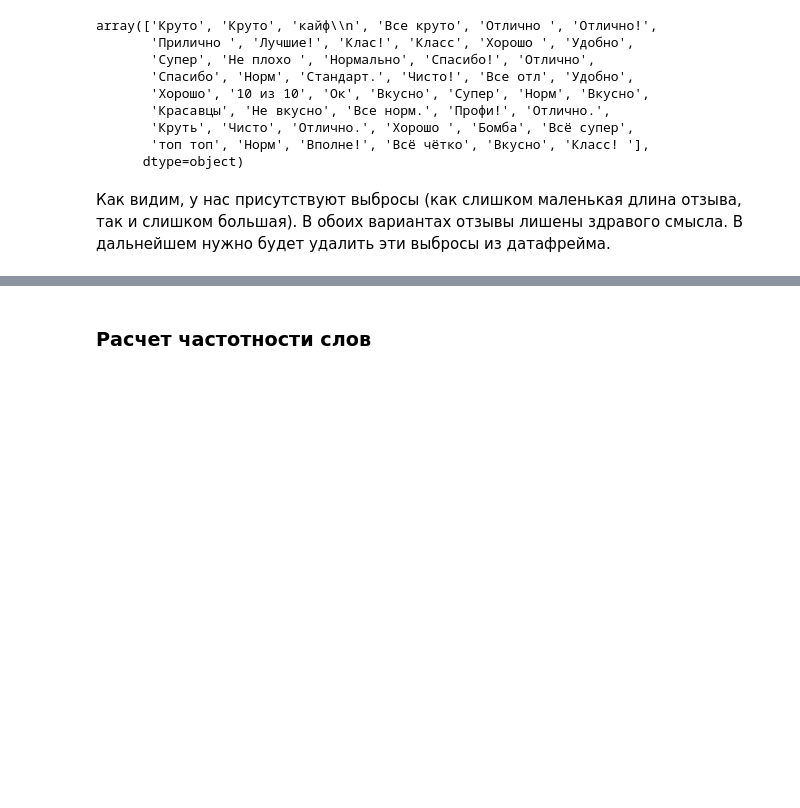
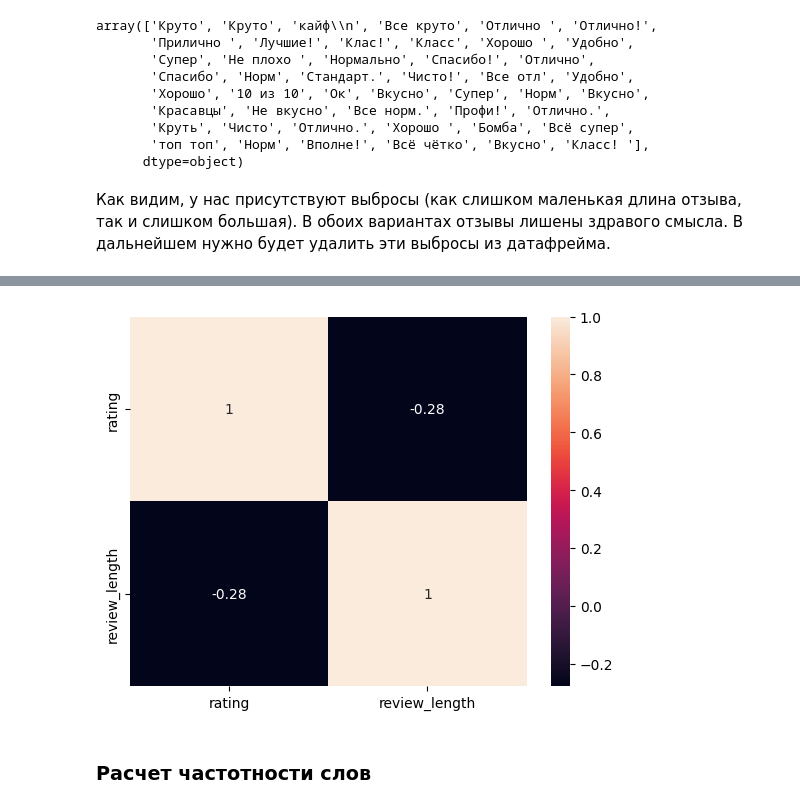
Before and after one commit to johnneon/geo-reviews-generator, a Jupyter notebook: geo-reviews-generation.ipynb, the cells around one changed output, grey strips where cells are left out. Saved outputs shown, nothing was run; the diff lists cells and outputs as text; code cells hidden in the pictures; blank space fills up the shorter version.

```diff
--- a/geo-reviews-generation.ipynb
+++ b/geo-reviews-generation.ipynb
@@ -159,3 +209,12 @@ array(['Круто', 'Круто', 'кайф\\n', 'Все круто', 'Отли
+# %%
+# Корреляционная матрица
+corr_matrix = df_cor.corr()
+
+# Визуализируем корреляционную матрицу
+sns.heatmap(corr_matrix, annot=True)
+plt.show()
+# %% [output]
+[figure, added]
 # %%
 # Сохраним наш датафрейм в tsv файл для дальнейшей работы
 df.to_csv('geo-reviews-dataset-2023.tsv', sep='\t', index=False)
```
Also changed, not shown: parts of 30 cells of this notebook.
